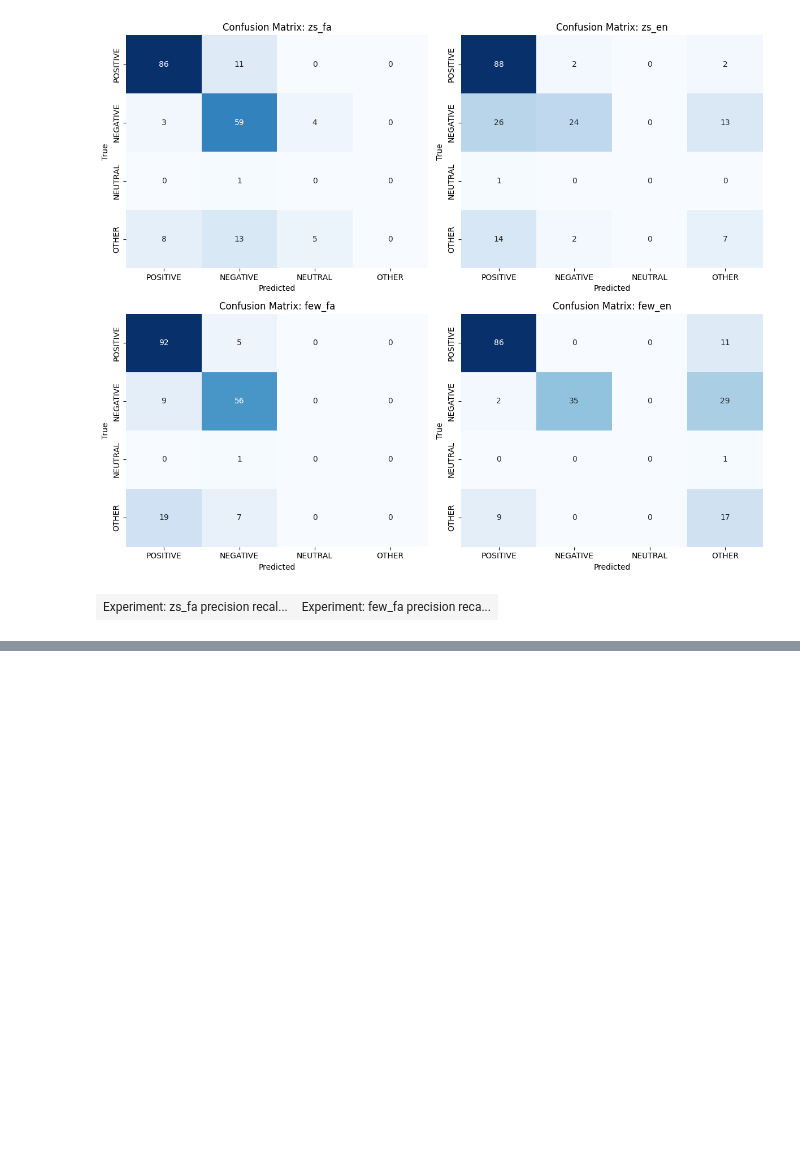
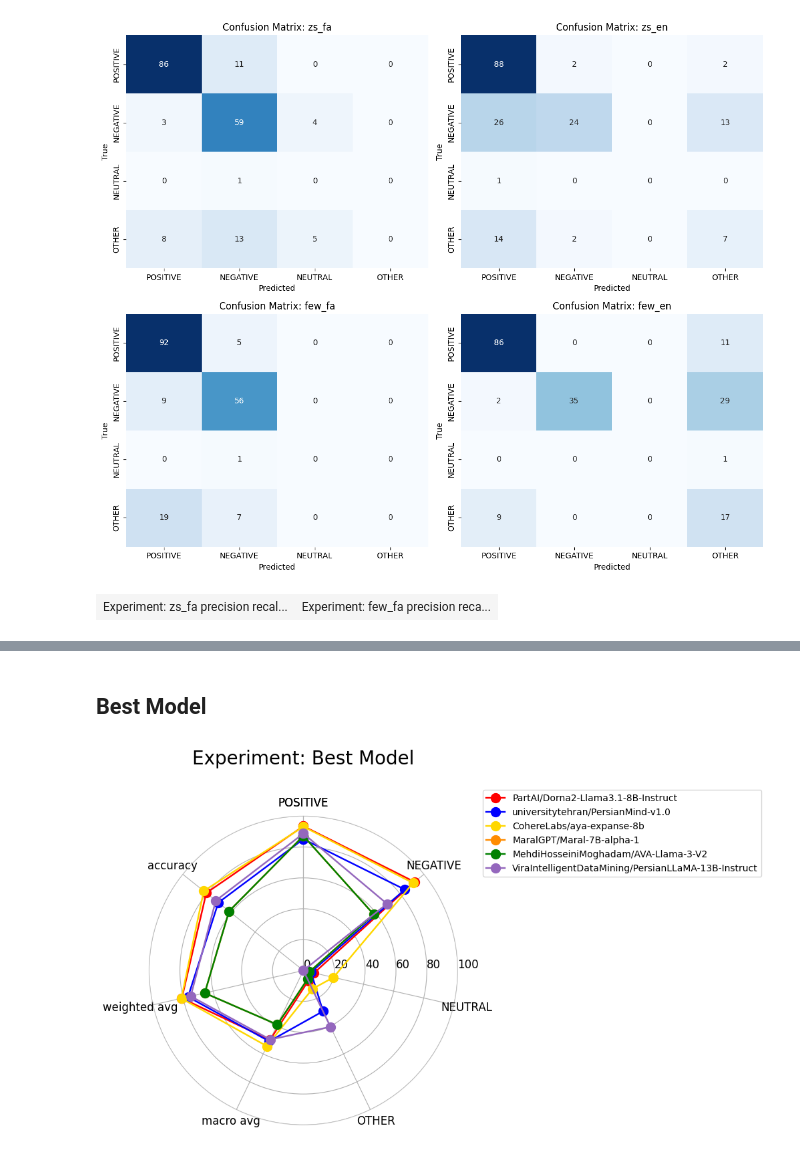
Before and after one commit to shayantabatabaee/llm-sentiment-analysis, a Jupyter notebook: llm-sentiment-analysis.ipynb, the cells around one changed output, grey strips where cells are left out. Cells and saved outputs as stored; diff of their text form; code cells hidden in the pictures; blank space fills up the shorter version.

```diff
--- a/llm-sentiment-analysis.ipynb
+++ b/llm-sentiment-analysis.ipynb
@@ -776,0 +788,13 @@ show_metrics_grid(model_6_result)
+# %%
+def get_best_experiment(metrics):
+    result = {}
+    for k, v in metrics.items():
+        best_accuracy = 0
+        best = None
+        for _, experiment in v.items():
+            if experiment.loc['weighted avg']['f1-score'] > best_accuracy:
+                best = experiment
+                best_accuracy = experiment.loc['weighted avg']['f1-score']
+        result[k] = {}
+        result[k]['best'] = best
+    return result
@@ -776,0 +810,2 @@ show_metrics_grid(model_6_result)
+# %%
+best_for_each_model = get_best_experiment(metrics)
@@ -776,0 +898,9 @@ show_metrics_grid(model_6_result)
+# %% [markdown]
+## Best Model
+# %%
+fig, ax = plt.subplots(subplot_kw=dict(polar=True), figsize=(6, 6))
+plot_radar_chart(best_for_each_model, "Experiment: Best Model", 'best' ,ax)
+ax.legend(loc='upper right', bbox_to_anchor=(2, 1.1))
+plt.show()
+# %% [output]
+[figure, added]
```
Also changed, not shown: parts of 8 cells of this notebook.
